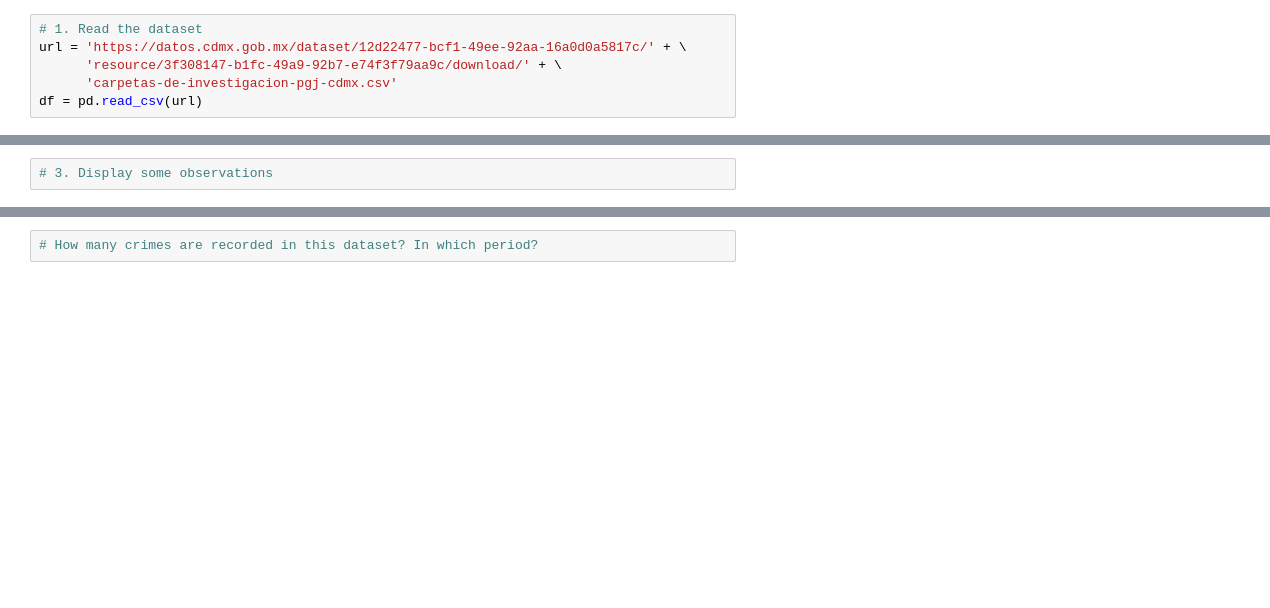
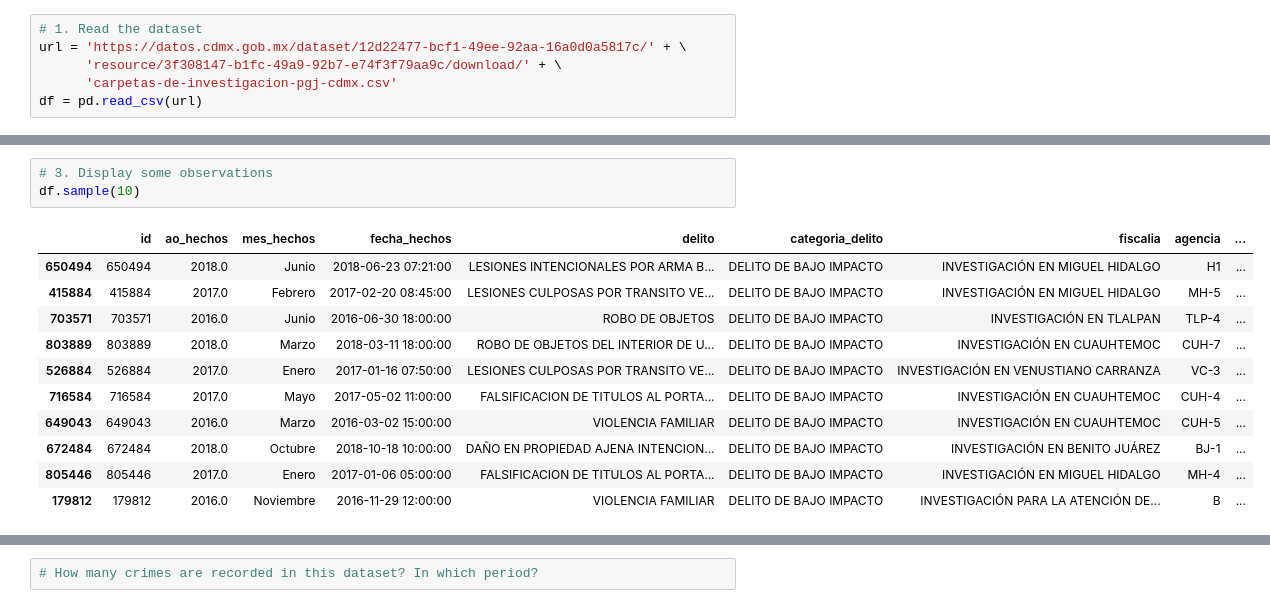
Before and after one commit to xalejandrow/interacting-with-the-twitter-api-project-tutorial, a Jupyter notebook: Crimes_4GKS.ipynb, the cells around one changed output, grey strips where cells are left out. Drawn from its saved outputs; the diff is of its cells as text; blank space fills up the shorter version.

```diff
--- a/Crimes_4GKS.ipynb
+++ b/Crimes_4GKS.ipynb
@@ -15,2 +34,15 @@ df = pd.read_csv(url)
 # %%
 # 3. Display some observations
+df.sample(10)
+# %% [output]
+|  | id | ao_hechos | mes_hechos | fecha_hechos | delito | categoria_delito | fiscalia | agencia | ... |
+| 650494 | 650494 | 2018.0 | Junio | 2018-06-23 07:21:00 | LESIONES INTENCIONALES POR ARMA B... | DELITO DE BAJO IMPACTO | INVESTIGACIÓN EN MIGUEL HIDALGO | H1 | ... |
+| 415884 | 415884 | 2017.0 | Febrero | 2017-02-20 08:45:00 | LESIONES CULPOSAS POR TRANSITO VE... | DELITO DE BAJO IMPACTO | INVESTIGACIÓN EN MIGUEL HIDALGO | MH-5 | ... |
+| 703571 | 703571 | 2016.0 | Junio | 2016-06-30 18:00:00 | ROBO DE OBJETOS | DELITO DE BAJO IMPACTO | INVESTIGACIÓN EN TLALPAN | TLP-4 | ... |
+| 803889 | 803889 | 2018.0 | Marzo | 2018-03-11 18:00:00 | ROBO DE OBJETOS DEL INTERIOR DE U... | DELITO DE BAJO IMPACTO | INVESTIGACIÓN EN CUAUHTEMOC | CUH-7 | ... |
+| 526884 | 526884 | 2017.0 | Enero | 2017-01-16 07:50:00 | LESIONES CULPOSAS POR TRANSITO VE... | DELITO DE BAJO IMPACTO | INVESTIGACIÓN EN VENUSTIANO CARRANZA | VC-3 | ... |
+| 716584 | 716584 | 2017.0 | Mayo | 2017-05-02 11:00:00 | FALSIFICACION DE TITULOS AL PORTA... | DELITO DE BAJO IMPACTO | INVESTIGACIÓN EN CUAUHTEMOC | CUH-4 | ... |
+| 649043 | 649043 | 2016.0 | Marzo | 2016-03-02 15:00:00 | VIOLENCIA FAMILIAR | DELITO DE BAJO IMPACTO | INVESTIGACIÓN EN CUAUHTEMOC | CUH-5 | ... |
+| 672484 | 672484 | 2018.0 | Octubre | 2018-10-18 10:00:00 | DAÑO EN PROPIEDAD AJENA INTENCION... | DELITO DE BAJO IMPACTO | INVESTIGACIÓN EN BENITO JUÁREZ | BJ-1 | ... |
+| 805446 | 805446 | 2017.0 | Enero | 2017-01-06 05:00:00 | FALSIFICACION DE TITULOS AL PORTA... | DELITO DE BAJO IMPACTO | INVESTIGACIÓN EN MIGUEL HIDALGO | MH-4 | ... |
+| 179812 | 179812 | 2016.0 | Noviembre | 2016-11-29 12:00:00 | VIOLENCIA FAMILIAR | DELITO DE BAJO IMPACTO | INVESTIGACIÓN PARA LA ATENCIÓN DE... | B | ... |
```
Also changed, not shown: parts of 8 cells of this notebook.
